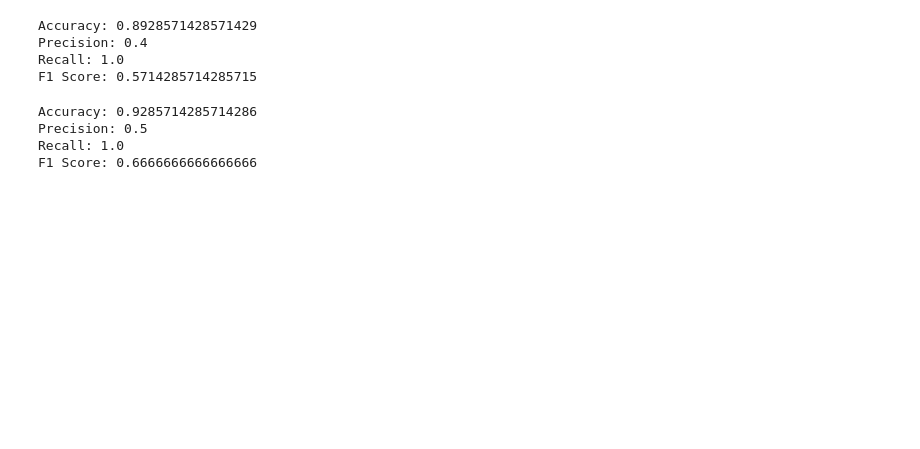
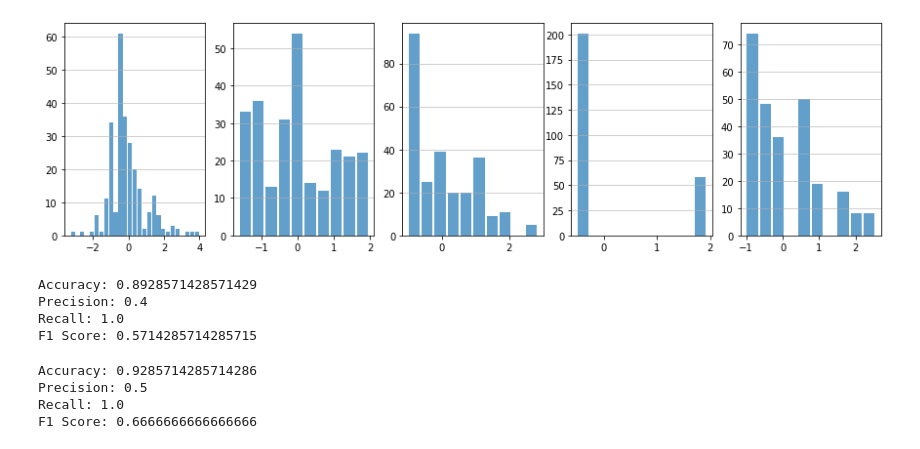
Before and after one commit to dbadner/CorePhotosMachineLearning, a Jupyter notebook: TrainNumberClassifier.ipynb, the cells around one changed output. Saved outputs shown, nothing was run; the diff lists cells and outputs as text; code cells hidden in the pictures; blank space fills up the shorter version.

```diff
--- a/TrainNumberClassifier.ipynb
+++ b/TrainNumberClassifier.ipynb
@@ -64,3 +57,32 @@ print(np.sum(y_test))
+# %%
+# Feature Scaling Test
+#from sklearn.preprocessing import StandardScaler
+
+#first plot nonscaled data
+fig, axs = plt.subplots(1, 5)
+fig.set_figwidth(15)
+for i, ax in enumerate(axs.reshape(-1)):
+    n, bins, patches = ax.hist(x=X_train[:,i], bins='auto', alpha=0.7, rwidth=0.85)
+    ax.grid(axis='y', alpha=0.75)
+    #ax.xlabel('Value {}'.format(i))
+    #ax.ylabel('Frequency')
+
+
+# #then scale the data
+# sc = StandardScaler()
+# X_train = sc.fit_transform(X_train)
+# #X_train = sc.fit(X_train)
+# #X_train = sc.transform(X_train)
+# X_test = sc.transform(X_test)
+
+# #now plot scaled data
+# fig2, axs2 = plt.subplots(1, 5)
+# fig2.set_figwidth(15)
+# for i, ax in enumerate(axs2.reshape(-1)):
+#     n, bins, patches = ax.hist(x=X_train[:,i], bins='auto', alpha=0.7, rwidth=0.85)
+#     ax.grid(axis='y', alpha=0.75)
+# %% [output]
+[figure, added]
 # %%
 #SVM linear model
 #Create a svm Classifier
```
Also changed, not shown: parts of 7 cells of this notebook, 6 other files.
